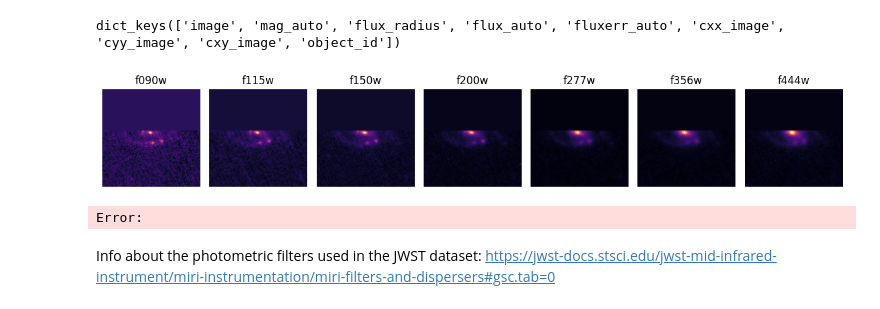
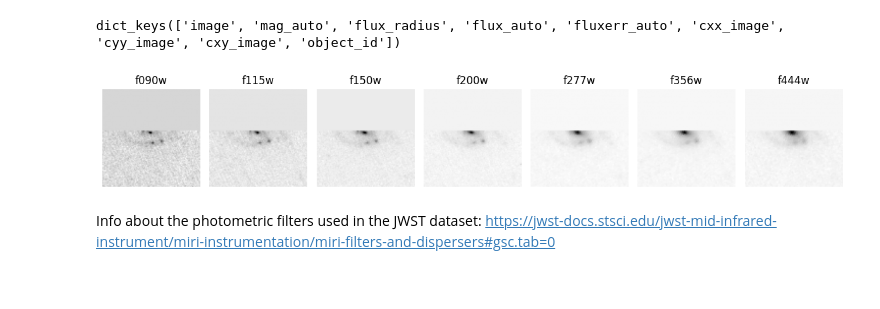
Before and after one commit to MADS-Milestone-2/Galaxy-Classifier, a Jupyter notebook: group-4-first-draft.ipynb, the cells around one changed output. Saved outputs shown, nothing was run; the diff lists cells and outputs as text; code cells hidden in the pictures.

```diff
--- a/group-4-first-draft.ipynb
+++ b/group-4-first-draft.ipynb
@@ -178,15 +179,15 @@ dict_keys(['image', 'mag_auto', 'flux_radius', 'flux_auto', 'fluxerr_auto', 'cxx
 # %%
 plt.figure(figsize=(12, 5))
 n_bands = len(example["image"]["band"])
 for i, b in enumerate(example["image"]["band"]):
     plt.subplot(1, n_bands, i + 1)
     plt.title(f"{b}")
-    plt.imshow(example["image"]["flux"][i], cmap="magma")
+    # plt.imshow(example["image"]["flux"][i], cmap="magma")
+    plt.imshow(example["image"]["flux"][i], aspect="equal", cmap='gray_r')
     plt.axis("off")
 plt.tight_layout()
 # %% [output]
-[figure, old version]
+[figure, new version]
-Error:
 # %% [markdown]
 Info about the photometric filters used in the JWST dataset: https://jwst-docs.stsci.edu/jwst-mid-infrared-instrument/miri-instrumentation/miri-filters-and-dispersers#gsc.tab=0
 # %%
```
Also changed, not shown: parts of 4 cells of this notebook, 2 other files.
